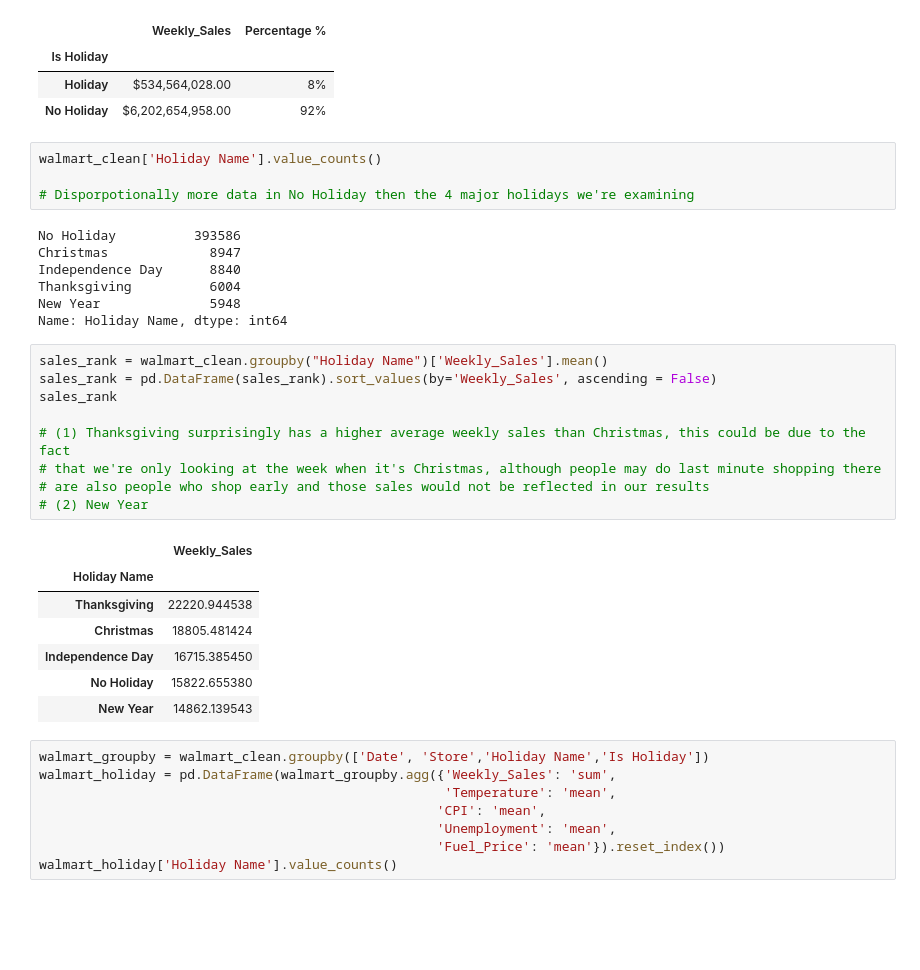
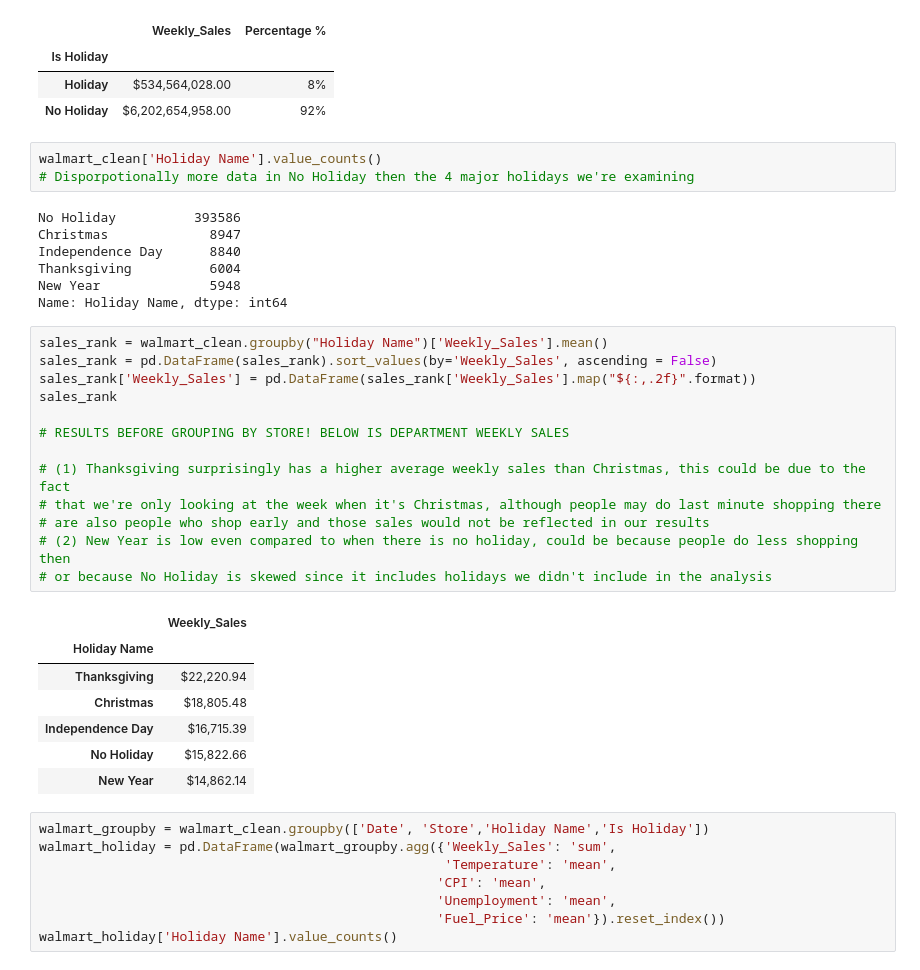
Before and after one commit to beckyydo/Project-1, a Jupyter notebook: Project 1 Rough Work.ipynb, the cells around one changed output. Cells and saved outputs as stored; diff of their text form; blank space fills up the shorter version.

```diff
--- a/Project 1 Rough Work.ipynb
+++ b/Project 1 Rough Work.ipynb
@@ -55,7 +56,6 @@ walmart_ttl
 | No Holiday | $6,202,654,958.00 | 92% |
 # %%
 walmart_clean['Holiday Name'].value_counts()
-
 # Disporpotionally more data in No Holiday then the 4 major holidays we're examining
 # %% [output]
 No Holiday          393586
@@ -67,20 +67,24 @@ Name: Holiday Name, dtype: int64
 # %%
 sales_rank = walmart_clean.groupby("Holiday Name")['Weekly_Sales'].mean()
 sales_rank = pd.DataFrame(sales_rank).sort_values(by='Weekly_Sales', ascending = False)
+sales_rank['Weekly_Sales'] = pd.DataFrame(sales_rank['Weekly_Sales'].map("${:,.2f}".format))
 sales_rank
+
+# RESULTS BEFORE GROUPING BY STORE! BELOW IS DEPARTMENT WEEKLY SALES
 
 # (1) Thanksgiving surprisingly has a higher average weekly sales than Christmas, this could be due to the fact
 # that we're only looking at the week when it's Christmas, although people may do last minute shopping there
 # are also people who shop early and those sales would not be reflected in our results
-# (2) New Year
+# (2) New Year is low even compared to when there is no holiday, could be because people do less shopping then
+# or because No Holiday is skewed since it includes holidays we didn't include in the analysis
 # %% [output]
 |  | Weekly_Sales |
 | Holiday Name |  |
-| Thanksgiving | 22220.944538 |
-| Christmas | 18805.481424 |
-| Independence Day | 16715.385450 |
-| No Holiday | 15822.655380 |
-| New Year | 14862.139543 |
+| Thanksgiving | $22,220.94 |
+| Christmas | $18,805.48 |
+| Independence Day | $16,715.39 |
+| No Holiday | $15,822.66 |
+| New Year | $14,862.14 |
 # %%
 walmart_groupby = walmart_clean.groupby(['Date', 'Store','Holiday Name','Is Holiday'])
 walmart_holiday = pd.DataFrame(walmart_groupby.agg({'Weekly_Sales': 'sum',
```
Also changed, not shown: parts of 10 cells of this notebook.
